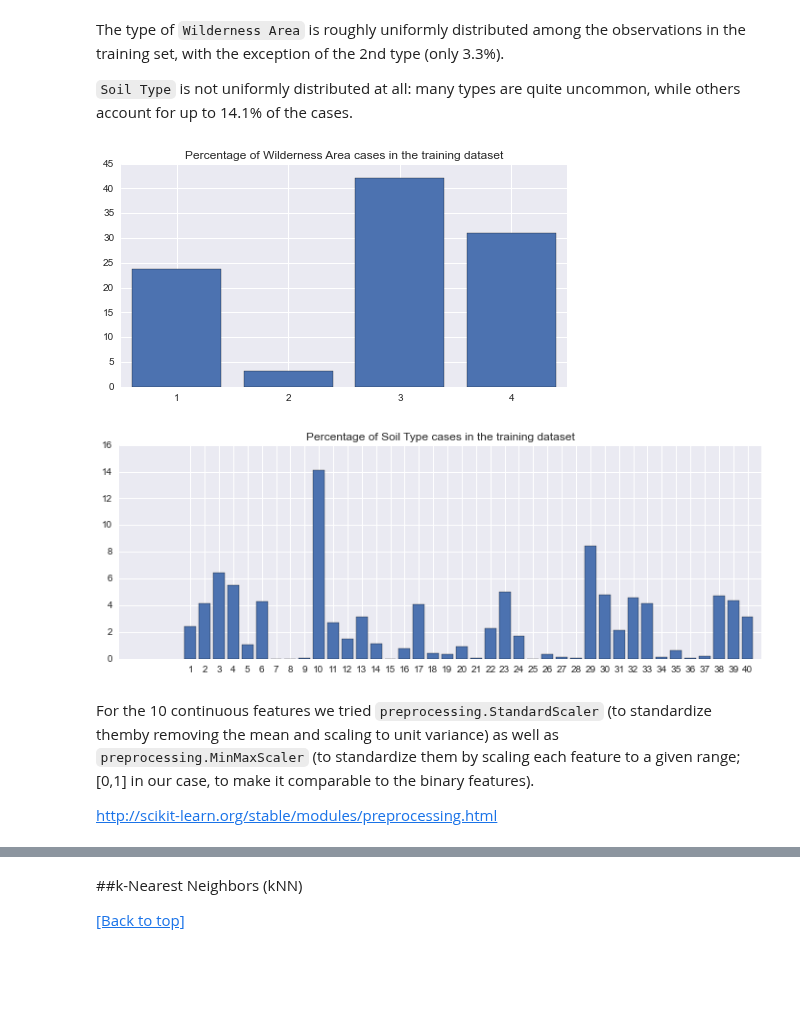
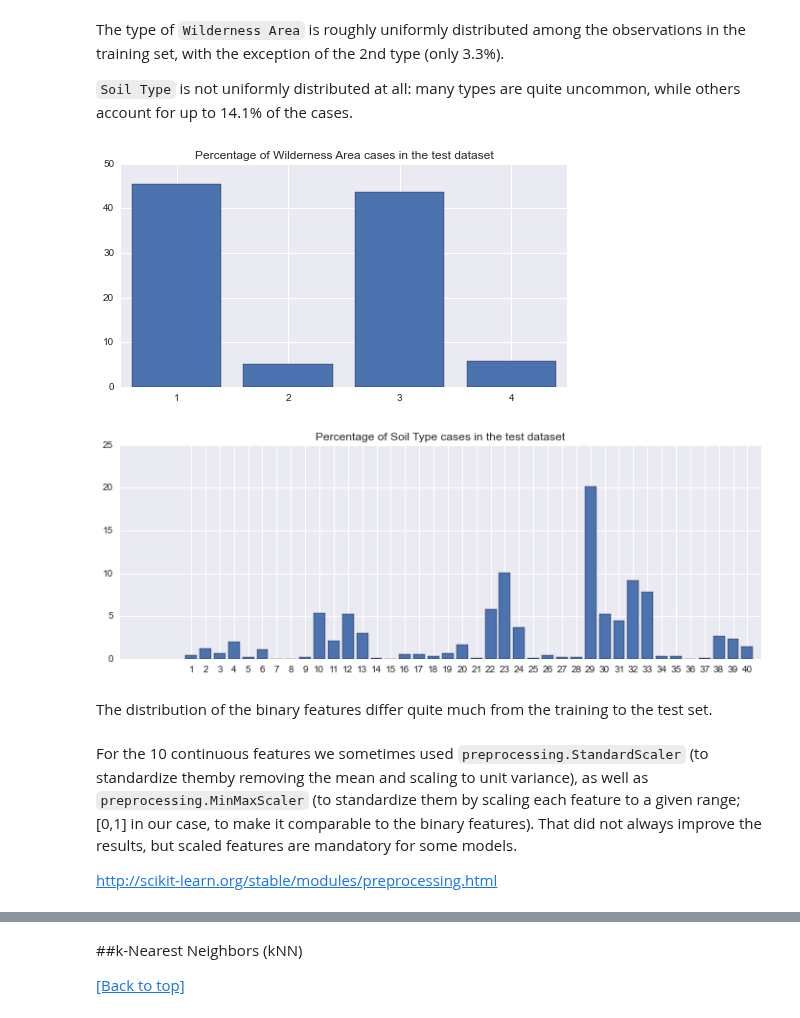
Before and after one commit to juanjocarin/W207-final-project, a Jupyter notebook: Forest/W207-Carin_Mahmud_Sakhamuri.ipynb, the cells around one changed output, grey strips where cells are left out. Drawn from its saved outputs; the diff is of its cells as text; code cells hidden in the pictures; blank space fills up the shorter version.

```diff
--- a/Forest/W207-Carin_Mahmud_Sakhamuri.ipynb
+++ b/Forest/W207-Carin_Mahmud_Sakhamuri.ipynb
@@ -175,25 +227,27 @@ The type of `Wilderness Area` is roughly uniformly distributed among the observa
 
 `Soil Type` is not uniformly distributed at all: many types are quite uncommon, while others account for up to 14.1% of the cases.
 # %%
-prop_wilderness = 100*X_train[:,10:14].sum(axis=0)/X_train[:,10:14].sum()
-prop_soil = 100*X_train[:,14:54].sum(axis=0)/X_train[:,14:54].sum()
+prop_wilderness = 100*X_test[:,10:14].sum(axis=0)/X_test[:,10:14].sum()
+prop_soil = 100*X_test[:,14:54].sum(axis=0)/X_test[:,14:54].sum()
 
 plt.figure(figsize=(8, 4))
 plt.bar(np.arange(4), prop_wilderness, align="center")
-plt.title("Percentage of Wilderness Area cases in the training dataset")
+plt.title("Percentage of Wilderness Area cases in the test dataset")
 plt.xticks(np.arange(4), np.array([str(i) for i in np.arange(1,5)]))
 
 plt.figure(figsize=(12, 4))
 plt.bar(np.arange(40), prop_soil, align="center")
-plt.title("Percentage of Soil Type cases in the training dataset")
+plt.title("Percentage of Soil Type cases in the test dataset")
 plt.xticks(np.arange(40), np.array([str(i) for i in np.arange(1,41)]))
 
 plt.show()
 # %% [output]
-[figure, old version]
+[figure, new version]
-[figure, old version]
+[figure, new version]
+# %% [markdown]
+The distribution of the binary features differ quite much from the training to the test set.
 # %% [markdown]
-For the 10 continuous features we tried `preprocessing.StandardScaler` (to standardize themby removing the mean and scaling to unit variance) as well as `preprocessing.MinMaxScaler` (to standardize them by scaling each feature to a given range; [0,1] in our case, to make it comparable to the binary features).
+For the 10 continuous features we sometimes used `preprocessing.StandardScaler` (to standardize themby removing the mean and scaling to unit variance), as well as `preprocessing.MinMaxScaler` (to standardize them by scaling each feature to a given range; [0,1] in our case, to make it comparable to the binary features). That did not always improve the results, but scaled features are mandatory for some models.
 
 http://scikit-learn.org/stable/modules/preprocessing.html
 # %%
```
Also changed, not shown: parts of 71 cells of this notebook.
